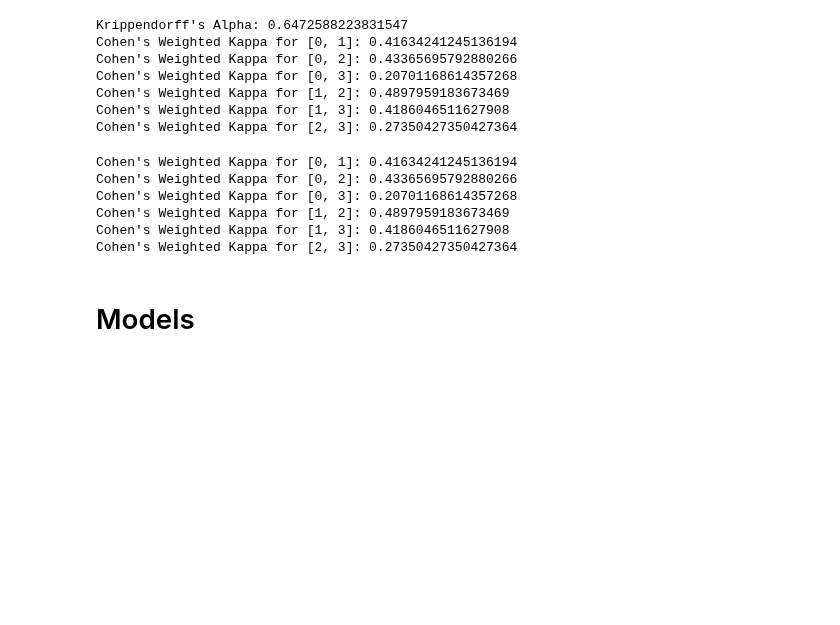
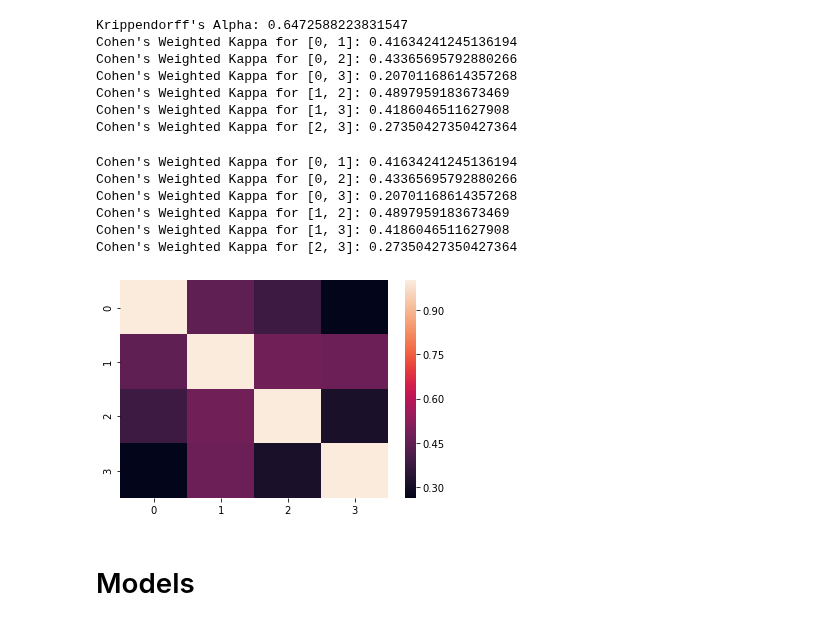
Before and after one commit to katykoenig/Content-Analysis-2020, a Jupyter notebook: week-2/2-Reliability.ipynb, the cells around one changed output. Drawn from its saved outputs; the diff is of its cells as text; code cells hidden in the pictures; blank space fills up the shorter version.

```diff
--- a/week-2/2-Reliability.ipynb
+++ b/week-2/2-Reliability.ipynb
@@ -332,6 +332,12 @@ Cohen's Weighted Kappa for [0, 3]: 0.20701168614357268
 Cohen's Weighted Kappa for [1, 2]: 0.4897959183673469
 Cohen's Weighted Kappa for [1, 3]: 0.4186046511627908
 Cohen's Weighted Kappa for [2, 3]: 0.27350427350427364
+# %%
+m = pairwise_matrix(cohens_kappa, tal_anno.annotations)
+ax = seaborn.heatmap(m)
+plt.show()
+# %% [output]
+[figure, added]
 # %% [markdown]
 # Models
 # %% [markdown]
```
Also changed, not shown: parts of 3 cells of this notebook.
